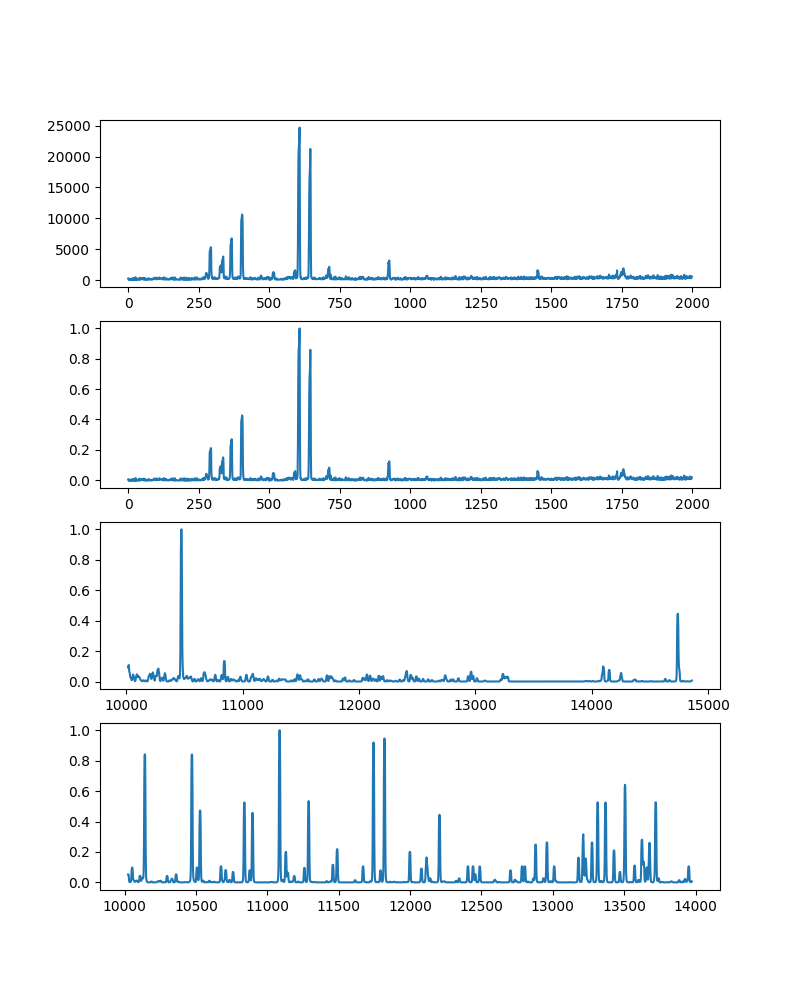
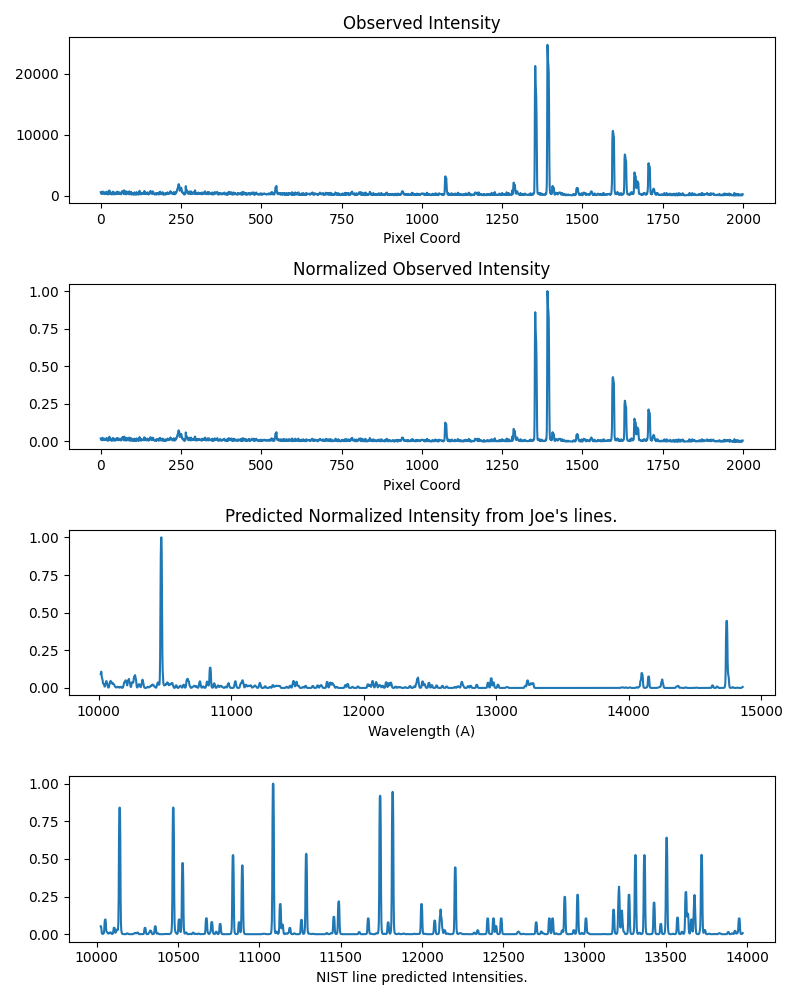
Unified diff of the notebook cell whose output changed from the first chart to the second:
--- before
+++ after
@@ -8,9 +8,9 @@
 ax[0].plot(spec)
 ax[0].set_xlabel("Pixel Coord")
-ax[0].set_Title("Observed Intensity")
+ax[0].set_title("Observed Intensity")
 w, a = 9600, 0.3
 ax[1].plot(contSub/np.max(contSub))
 ax[1].set_xlabel("Pixel Coord")
-ax[1].set_Title("Normalized Observed Intensity")
+ax[1].set_title("Normalized Observed Intensity")
 model = Spec1D.calcModel(lines, 2000, lines[0][1], 2000/(lines[-1][1]-lines[0][1]))
 ax[2].plot(np.linspace(lines[0][1], lines[-1][1], 2000), model/np.max(model))
@@ -21,2 +21,3 @@
 ax[3].set_xlabel("Wavelength (A)")
 ax[3].set_xlabel("NIST line predicted Intensities.")
+plt.tight_layout()

Commit: rerunning cells